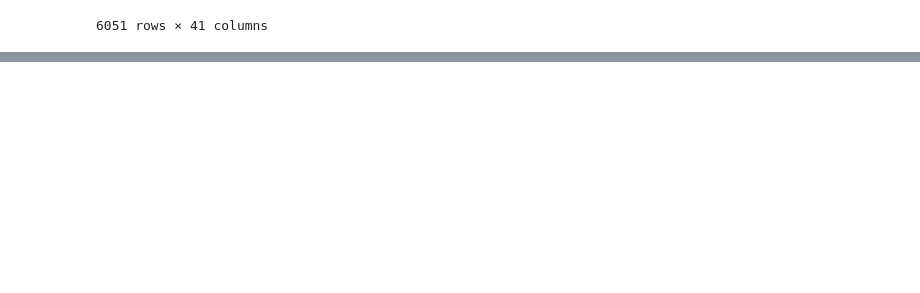
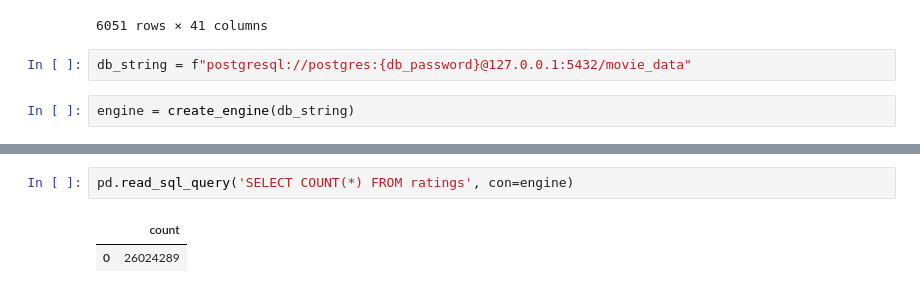
Before and after one commit to CelineWW/Movies_ETL, a Jupyter notebook: Movies.ipynb, the cells around one changed output, grey strips where cells are left out. Drawn from its saved outputs; the diff is of its cells as text; blank space fills up the shorter version.

```diff
--- a/Movies.ipynb
+++ b/Movies.ipynb
@@ -1225,3 +1207,7 @@ movies_with_ratings_df
 | 6050 | tt5795086 | 412302 | Gemini | Gemini | NaN | NaN | https://en.wikipedia.org/wiki/Gem... | https://www.imdb.com/title/tt5795... | ... |
 | 6051 | tt3859310 | 341689 | How to Talk to Girls at Parties | How to Talk to Girls at Parties | Some girls are out of this world. | NaN | https://en.wikipedia.org/wiki/How... | https://www.imdb.com/title/tt3859... | ... |
 6051 rows × 41 columns
+# %%
+db_string = f"postgresql://postgres:{db_password}@127.0.0.1:5432/movie_data"
+# %%
+engine = create_engine(db_string)
@@ -1227,0 +1240,5 @@ movies_with_ratings_df
+# %%
+pd.read_sql_query('SELECT COUNT(*) FROM ratings', con=engine)
+# %% [output]
+|  | count |
+| 0 | 26024289 |
```
Also changed, not shown: parts of 6 cells of this notebook, 10 other files.
